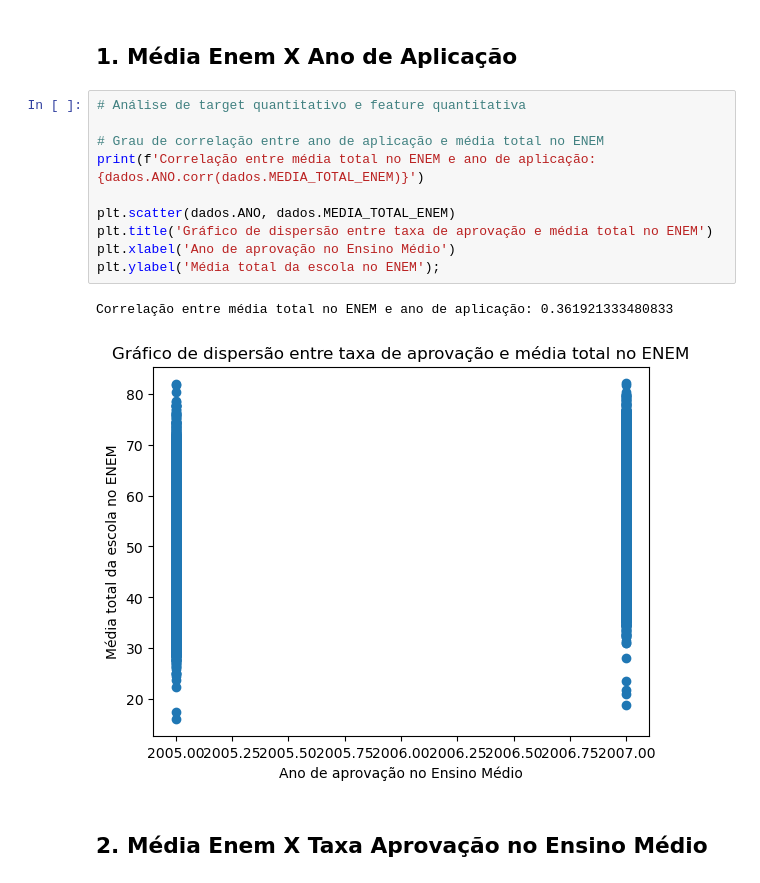
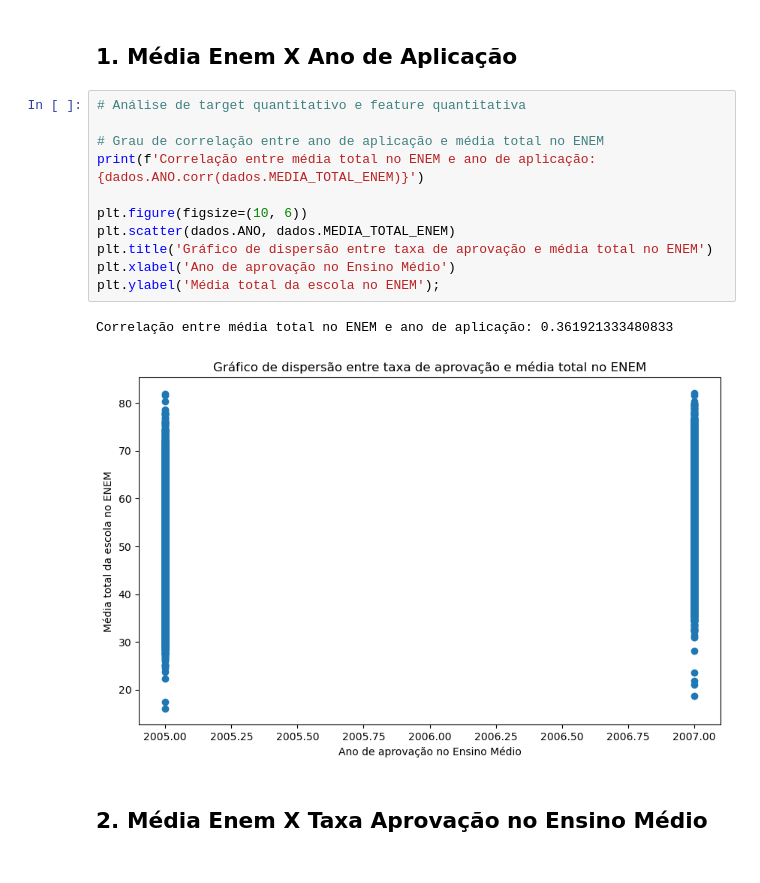
Before and after one commit to LuanaPLGuimaraes/Grupo12A_Projeto2_CDados, a Jupyter notebook: mineracao.ipynb, the cells around one changed output. Cells and saved outputs as stored; diff of their text form.

```diff
--- a/mineracao.ipynb
+++ b/mineracao.ipynb
@@ -89,16 +89,17 @@ dados.head(70)
 # %%
 # Análise de target quantitativo e feature quantitativa
 
 # Grau de correlação entre ano de aplicação e média total no ENEM
 print(f'Correlação entre média total no ENEM e ano de aplicação: {dados.ANO.corr(dados.MEDIA_TOTAL_ENEM)}')
 
+plt.figure(figsize=(10, 6))
 plt.scatter(dados.ANO, dados.MEDIA_TOTAL_ENEM)
 plt.title('Gráfico de dispersão entre taxa de aprovação e média total no ENEM')
 plt.xlabel('Ano de aprovação no Ensino Médio')
 plt.ylabel('Média total da escola no ENEM');
 # %% [output]
 Correlação entre média total no ENEM e ano de aplicação: 0.361921333480833
-[figure, old version]
+[figure, new version]
 # %% [markdown]
 ## 2. Média Enem X Taxa Aprovação no Ensino Médio
 # %%
```
Also changed, not shown: parts of 3 cells of this notebook.
